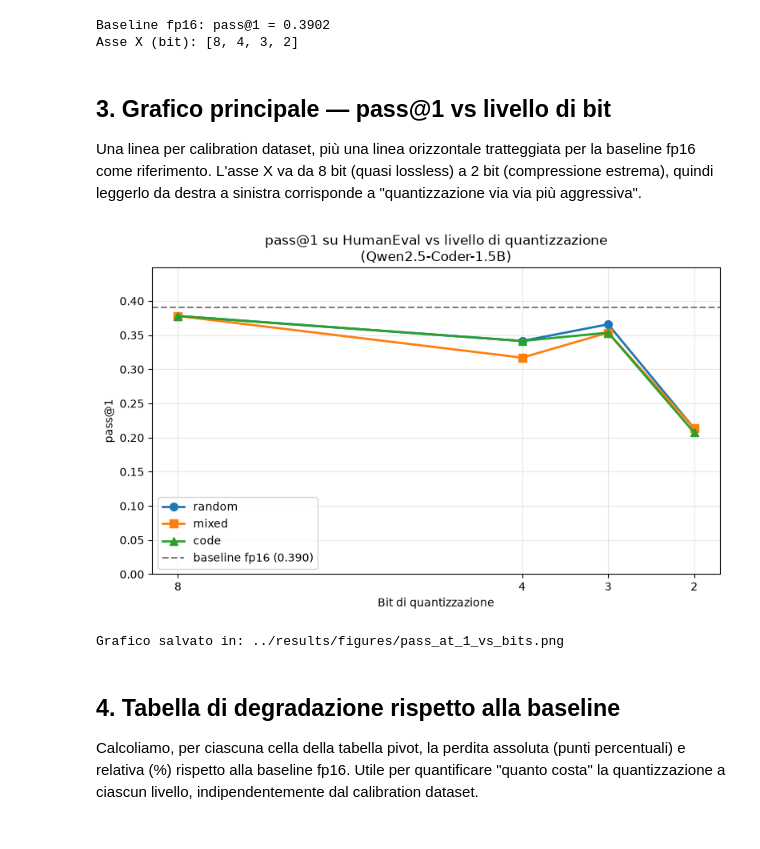
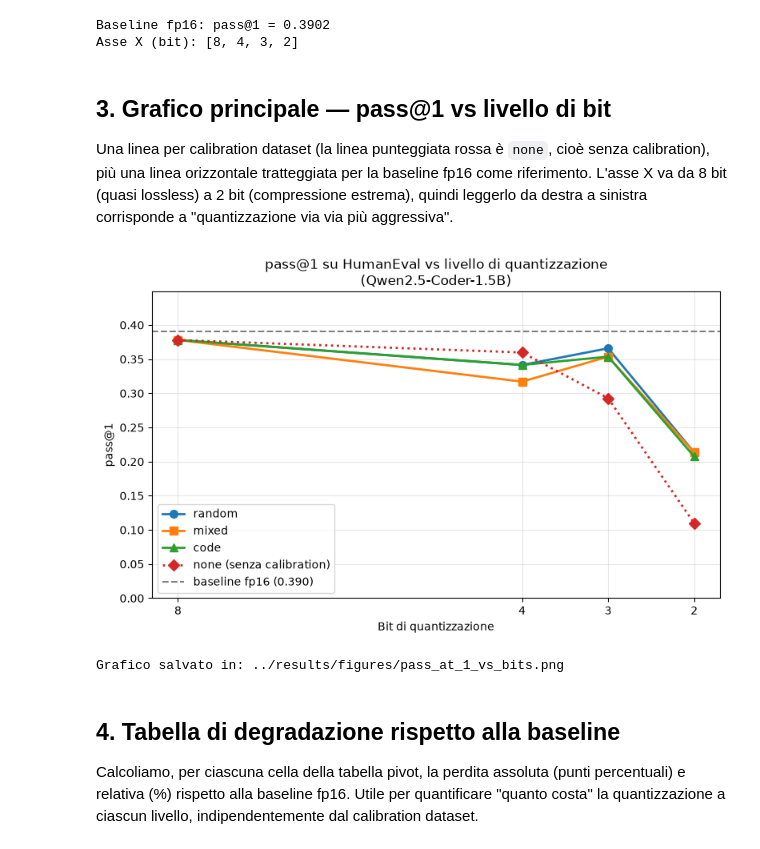
Before and after one commit to Angel136-hub/ProgettoPTQ, a Jupyter notebook: notebooks/05_analyze_results.ipynb, the cells around one changed output. Cells and saved outputs as stored; diff of their text form; code cells hidden in the pictures.

```diff
--- a/notebooks/05_analyze_results.ipynb
+++ b/notebooks/05_analyze_results.ipynb
@@ -53,7 +53,7 @@ riferimento orizzontale.
 # %%
 BITS_MAP = {"Q8_0": 8, "Q4_K_M": 4, "Q3_K_M": 3, "Q2_K": 2}
 QUANT_LEVELS = ["Q8_0", "Q4_K_M", "Q3_K_M", "Q2_K"]
-CALIBRATIONS = ["random", "mixed", "code"]
+CALIBRATIONS = ["random", "mixed", "code", "none"]
 
 baseline_row = df_raw[df_raw["model"] == "baseline-f16"]
 baseline_pass1 = float(baseline_row["pass@1"].values[0])
@@ -62,52 +62,59 @@ print(f"Baseline fp16: pass@1 = {baseline_pass1:.4f}")
 
 bits_x = [BITS_MAP[level] for level in QUANT_LEVELS]
 print("Asse X (bit):", bits_x)
+
+# Se i modelli di una calibration non sono ancora stati valutati, li saltiamo con un avviso
+_missing = [c for c in CALIBRATIONS if c not in pivot.index]
+if _missing:
+    print(f"ATTENZIONE: nessun risultato per {_missing}: esegui i notebook 02-04 per questi modelli. Per ora li escludo dai grafici.")
+CALIBRATIONS = [c for c in CALIBRATIONS if c in pivot.index]
 # %% [output]
 Baseline fp16: pass@1 = 0.3902
 Asse X (bit): [8, 4, 3, 2]
 # %% [markdown]
 ## 3. Grafico principale — pass@1 vs livello di bit
 
-Una linea per calibration dataset, più una linea orizzontale
-tratteggiata per la baseline fp16 come riferimento. L'asse X va da 8 bit (quasi lossless) a 2 bit
-(compressione estrema), quindi leggerlo da destra a sinistra corrisponde a "quantizzazione via via
-più aggressiva".
+Una linea per calibration dataset (la linea punteggiata rossa è `none`, cioè senza calibration),
+più una linea orizzontale tratteggiata per la baseline fp16 come riferimento. L'asse X va da 8 bit
+(quasi lossless) a 2 bit (compressione estrema), quindi leggerlo da destra a sinistra corrisponde a
+"quantizzazione via via più aggressiva".
 # %%
 fig, ax = plt.subplots(figsize=(8, 5))
 
-colors = {"random": "tab:blue", "mixed": "tab:orange", "code": "tab:green"}
-markers = {"random": "o", "mixed": "s", "code": "^"}
+colors = {"random": "tab:blue", "mixed": "tab:orange", "code": "tab:green", "none": "tab:red"}
+markers = {"random": "o", "mixed": "s", "code": "^", "none": "D"}
 
 for calib in CALIBRATIONS:
     y_values = [pivot.loc[calib, level] for level in QUANT_LEVELS]
     ax.plot(
         bits_x, y_values,
         marker=markers[calib], color=colors[calib],
-        label=calib, linewidth=2, markersize=7,
+        label=("none (senza calibration)" if calib == "none" else calib),
+        linewidth=2, markersize=7, linestyle=(":" if calib == "none" else "-"),
     )
 
 ax.axhline(
     baseline_pass1, color="gray", linestyle="--", linewidth=1.5,
     label=f"baseline fp16 ({baseline_pass1:.3f})",
 )
 
 ax.set_xlabel("Bit di quantizzazione")
 ax.set_ylabel("pass@1")
 ax.set_title("pass@1 su HumanEval vs livello di quantizzazione\n(Qwen2.5-Coder-1.5B)")
 ax.set_xticks(bits_x)
 ax.invert_xaxis()  # da 8 bit (sinistra) a 2 bit (destra): quantizzazione via via più aggressiva
 ax.set_ylim(0, max(baseline_pass1, pivot.values.max()) * 1.15)
 ax.legend()
 ax.grid(True, alpha=0.3)
 
 plt.tight_layout()
 fig_path = f"{FIGURES_DIR}/pass_at_1_vs_bits.png"
 plt.savefig(fig_path, dpi=150)
 plt.show()
 
 print(f"Grafico salvato in: {fig_path}")
 # %% [output]
-[figure, old version]
+[figure, new version]
 Grafico salvato in: ../results/figures/pass_at_1_vs_bits.png
 # %% [markdown]
 ## 4. Tabella di degradazione rispetto alla baseline
```
Also changed, not shown: parts of 9 cells of this notebook, 19 other files.
